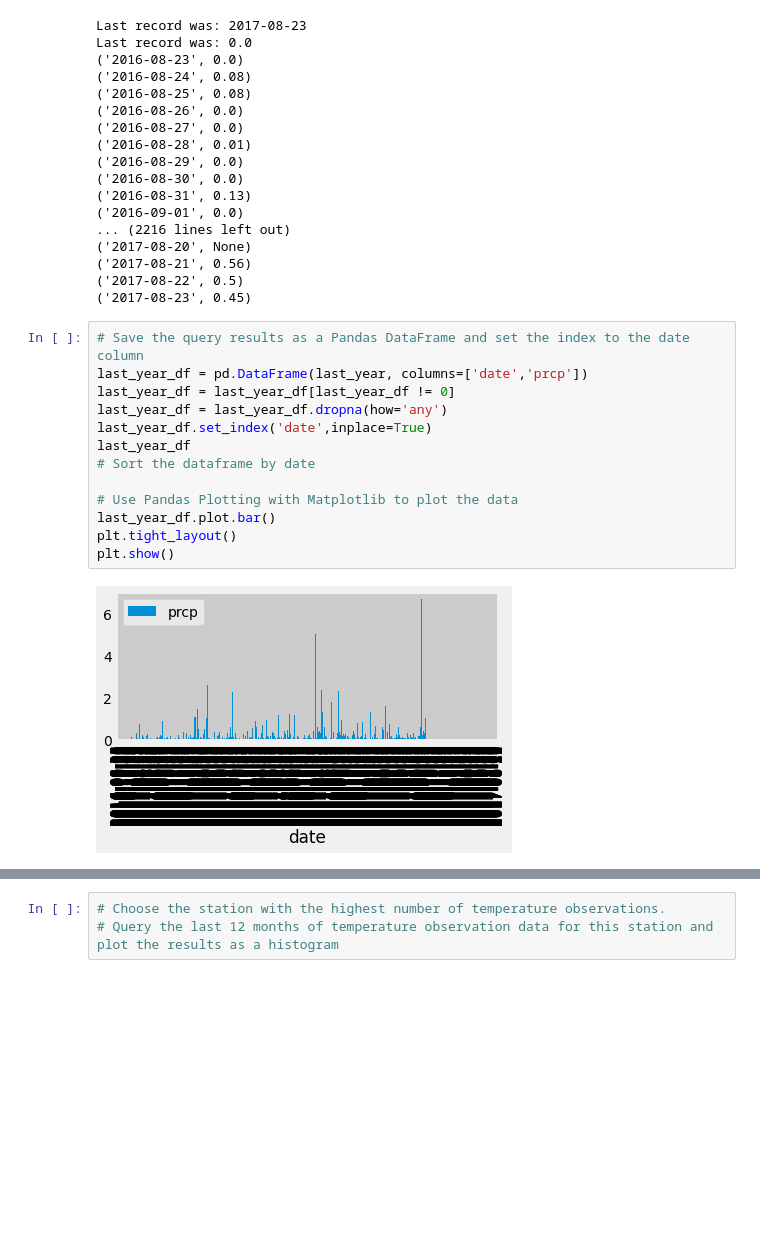
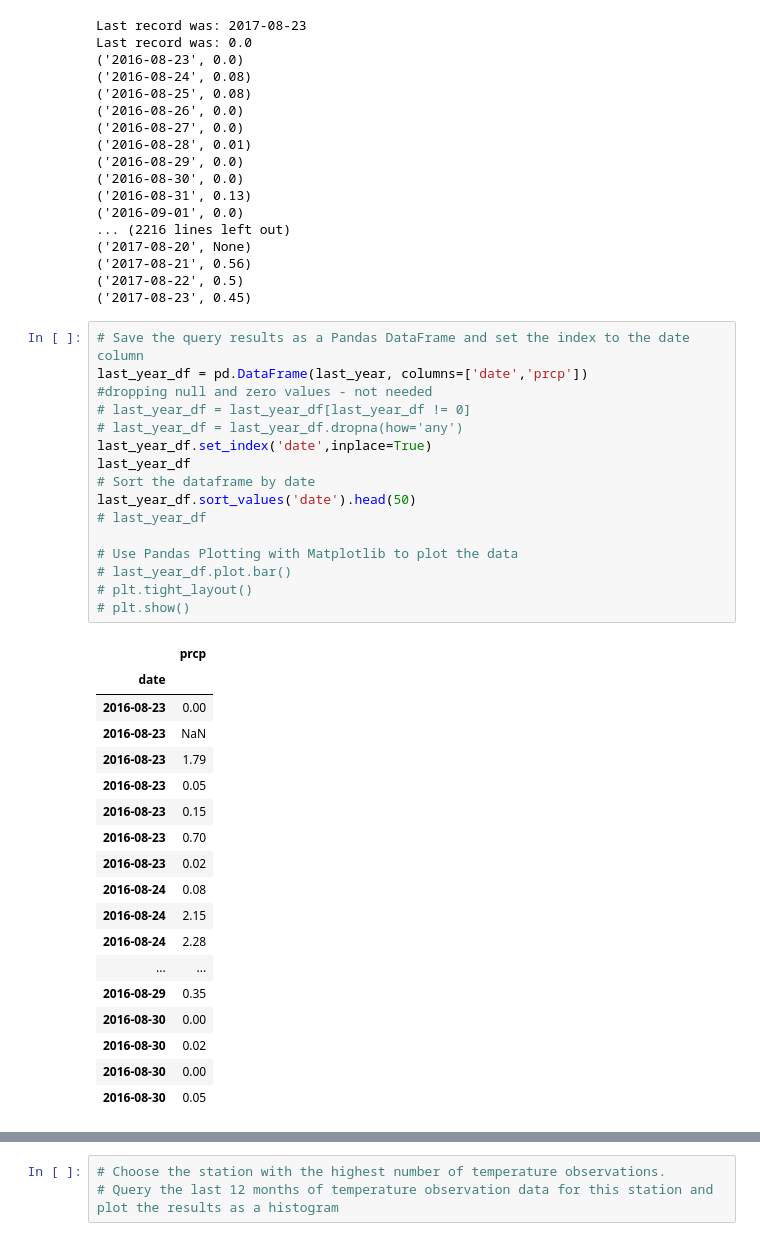
Before and after one commit to Jecyfdez/sqlalchemy-challenge, a Jupyter notebook: climate_starter.ipynb, the cells around one changed output, grey strips where cells are left out. Saved outputs shown, nothing was run; the diff lists cells and outputs as text; blank space fills up the shorter version.

```diff
--- a/climate_starter.ipynb
+++ b/climate_starter.ipynb
@@ -75,16 +75,36 @@ Last record was: 0.0
 # %%
 # Save the query results as a Pandas DataFrame and set the index to the date column
 last_year_df = pd.DataFrame(last_year, columns=['date','prcp'])
-last_year_df = last_year_df[last_year_df != 0]
-last_year_df = last_year_df.dropna(how='any')
+#dropping null and zero values - not needed
+# last_year_df = last_year_df[last_year_df != 0]
+# last_year_df = last_year_df.dropna(how='any')
 last_year_df.set_index('date',inplace=True)
 last_year_df
 # Sort the dataframe by date
+last_year_df.sort_values('date').head(50)
+# last_year_df
 
 # Use Pandas Plotting with Matplotlib to plot the data
-last_year_df.plot.bar()
-plt.tight_layout()
-plt.show()
+# last_year_df.plot.bar()
+# plt.tight_layout()
+# plt.show()
 # %% [output]
-[figure, removed]
+|  | prcp |
+| date |  |
+| 2016-08-23 | 0.00 |
+| 2016-08-23 | NaN |
+| 2016-08-23 | 1.79 |
+| 2016-08-23 | 0.05 |
+| 2016-08-23 | 0.15 |
+| 2016-08-23 | 0.70 |
+| 2016-08-23 | 0.02 |
+| 2016-08-24 | 0.08 |
+| 2016-08-24 | 2.15 |
+| 2016-08-24 | 2.28 |
+| ... | ... |
+| 2016-08-29 | 0.35 |
+| 2016-08-30 | 0.00 |
+| 2016-08-30 | 0.02 |
+| 2016-08-30 | 0.00 |
+| 2016-08-30 | 0.05 |
 # %%
```
Also changed, not shown: parts of 6 cells of this notebook.
